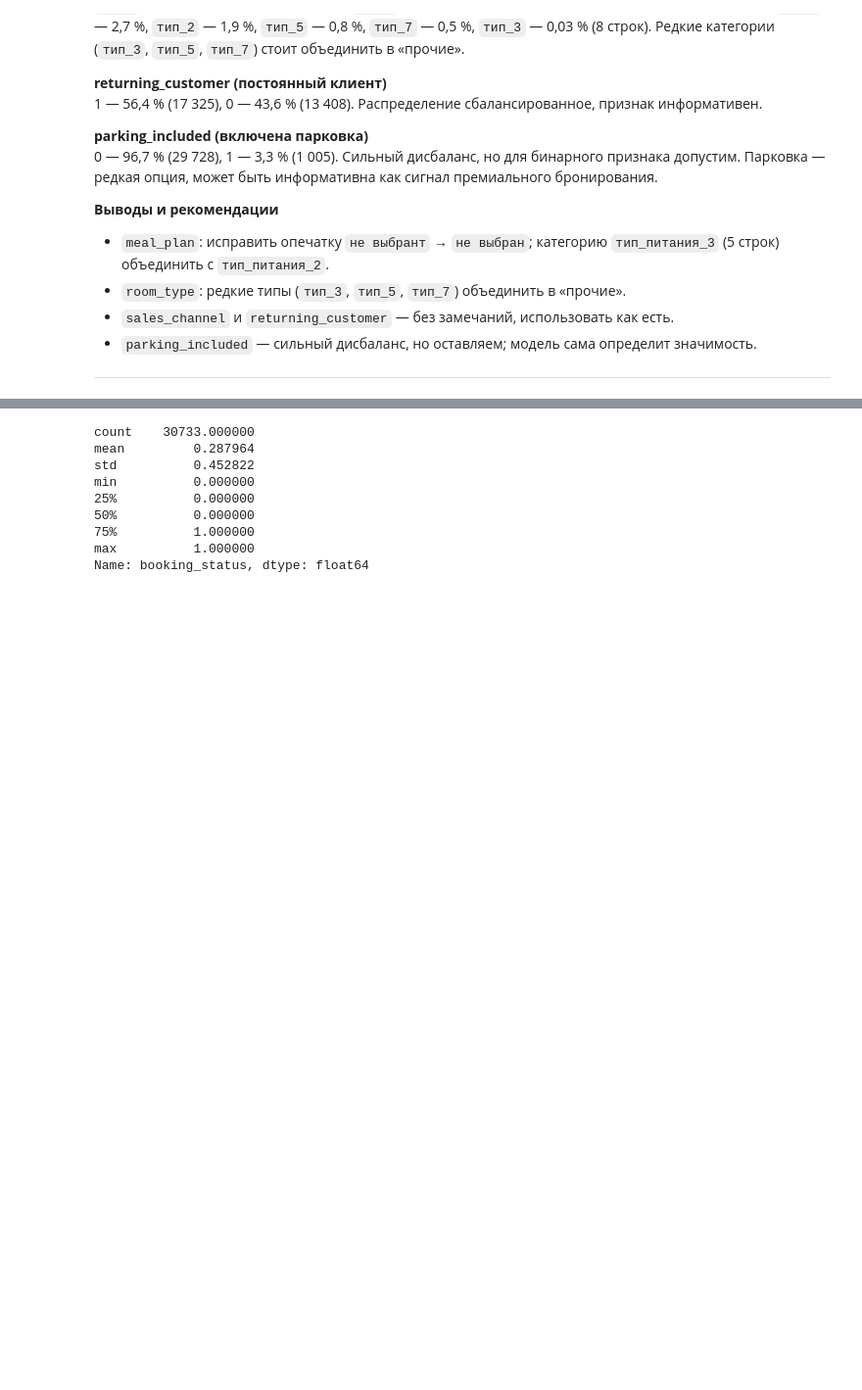
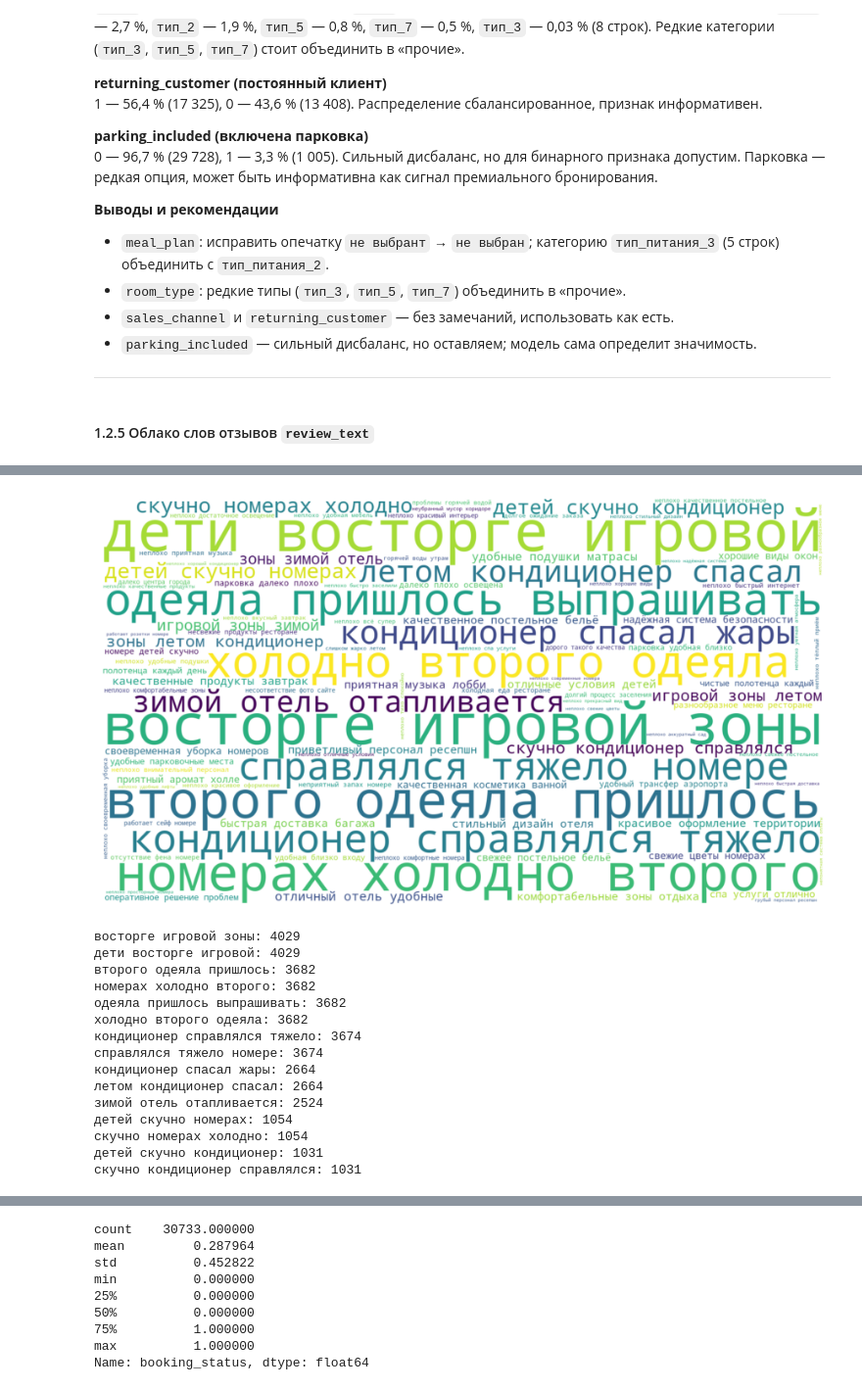
Before and after one commit to TemaQDX/project_module_04_urbanstay, a Jupyter notebook: project_module_04_urbanstay_Artem_Burov.ipynb, the cells around one changed output, grey strips where cells are left out. Shown at 98% size. Saved outputs shown, nothing was run; the diff lists cells and outputs as text; code cells hidden in the pictures; blank space fills up the shorter version.

```diff
--- a/project_module_04_urbanstay_Artem_Burov.ipynb
+++ b/project_module_04_urbanstay_Artem_Burov.ipynb
@@ -1027,3 +1037,58 @@ for col in binary_features_hb:
 - `parking_included` — сильный дисбаланс, но оставляем; модель сама определит значимость.
 
 ---
+# %% [markdown]
+#### 1.2.5 Облако слов отзывов `review_text`
+# %%
+# Построим облако слов по отзывам из df_booking_reviews
+# Обработка текста минимальная
+
+nltk.download('stopwords')
+stop_words = set(stopwords.words('russian'))
+
+def clean_text(text):
+    if not isinstance(text, str):
+        return ""
+    # Оставляем только буквы и пробелы, приводим к нижнему регистру
+    text = re.sub(r'[^а-яА-ЯёЁ\s]', ' ', text.lower())
+    tokens = text.split()
+    # Убираем стоп‑слова и очень короткие токены
+    tokens = [t for t in tokens if t not in stop_words and len(t) > 2]
+    return " ".join(tokens)
+
+# Очищаем тексты отзывов
+df_hotel_reviews['review_text_clean'] = df_hotel_reviews['review_text'].apply(clean_text)
+
+# Считаем частоты слов (без лемматизации и стемминга)
+vectorizer = CountVectorizer(
+    ngram_range=(3, 3),      # настройка n-gram
+    min_df=5,                # минимум 5 отзывов с этим словом
+    max_features=2000        # не больше 2000 слов
+)
+X = vectorizer.fit_transform(df_hotel_reviews['review_text_clean'])
+
+# Получаем частоты
+feature_names = vectorizer.get_feature_names_out()
+counts = X.sum(axis=0).A1
+word_freq = Counter({feature_names[i]: counts[i] for i in range(len(feature_names))})
+
+# Строим облако слов
+wc = WordCloud(
+    width=1600,
+    height=900,
+    background_color='white',
+    max_words=100,
+    colormap='viridis',
+    random_state=RANDOM_SEED
+)
+wc.generate_from_frequencies(word_freq)
+
+plt.figure(figsize=(9, 6))
+plt.imshow(wc, interpolation='bilinear')
+plt.axis('off')
+plt.tight_layout()
+plt.show()
+
+for word, freq in word_freq.most_common(15):
+    print(f"{word}: {freq}")
+# %% [output]
@@ -1029,0 +1098,16 @@ for col in binary_features_hb:
+[figure, added]
+восторге игровой зоны: 4029
+дети восторге игровой: 4029
+второго одеяла пришлось: 3682
+номерах холодно второго: 3682
+одеяла пришлось выпрашивать: 3682
+холодно второго одеяла: 3682
+кондиционер справлялся тяжело: 3674
+справлялся тяжело номере: 3674
+кондиционер спасал жары: 2664
+летом кондиционер спасал: 2664
+зимой отель отапливается: 2524
+детей скучно номерах: 1054
+скучно номерах холодно: 1054
+детей скучно кондиционер: 1031
+скучно кондиционер справлялся: 1031
```
Also changed, not shown: parts of 8 cells of this notebook.
